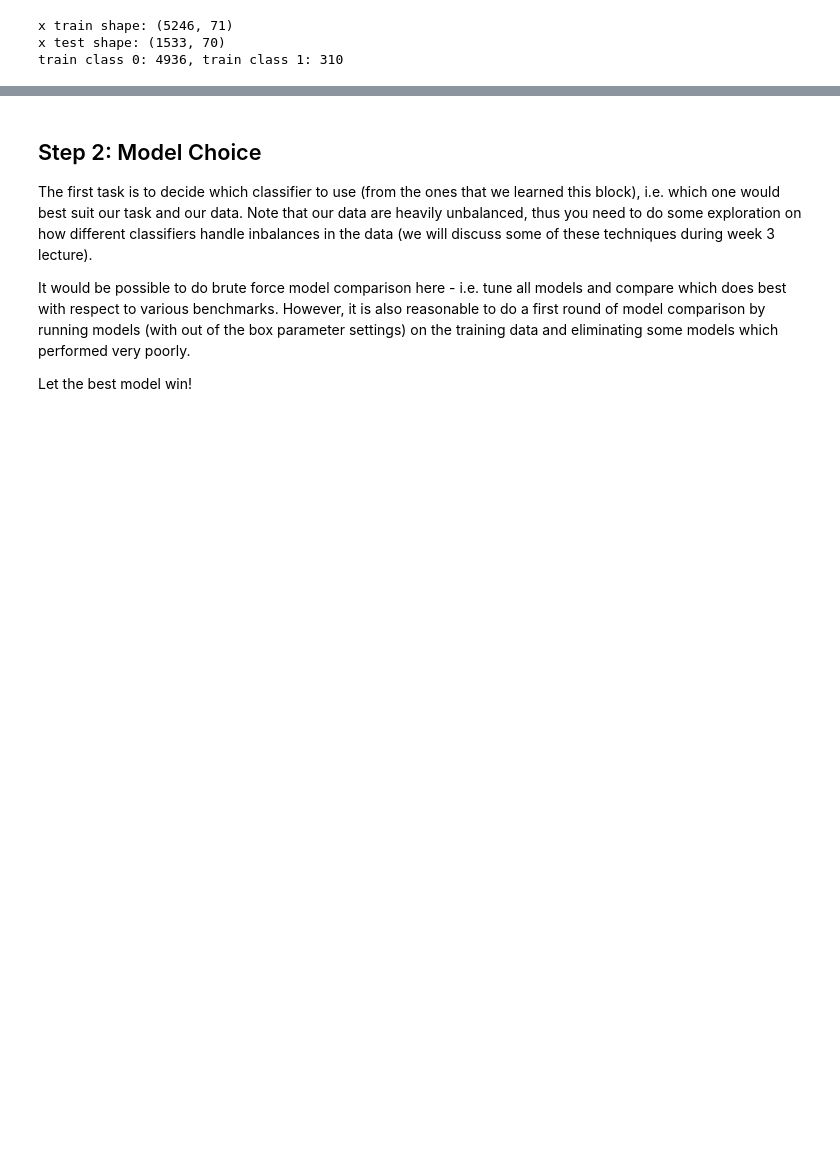
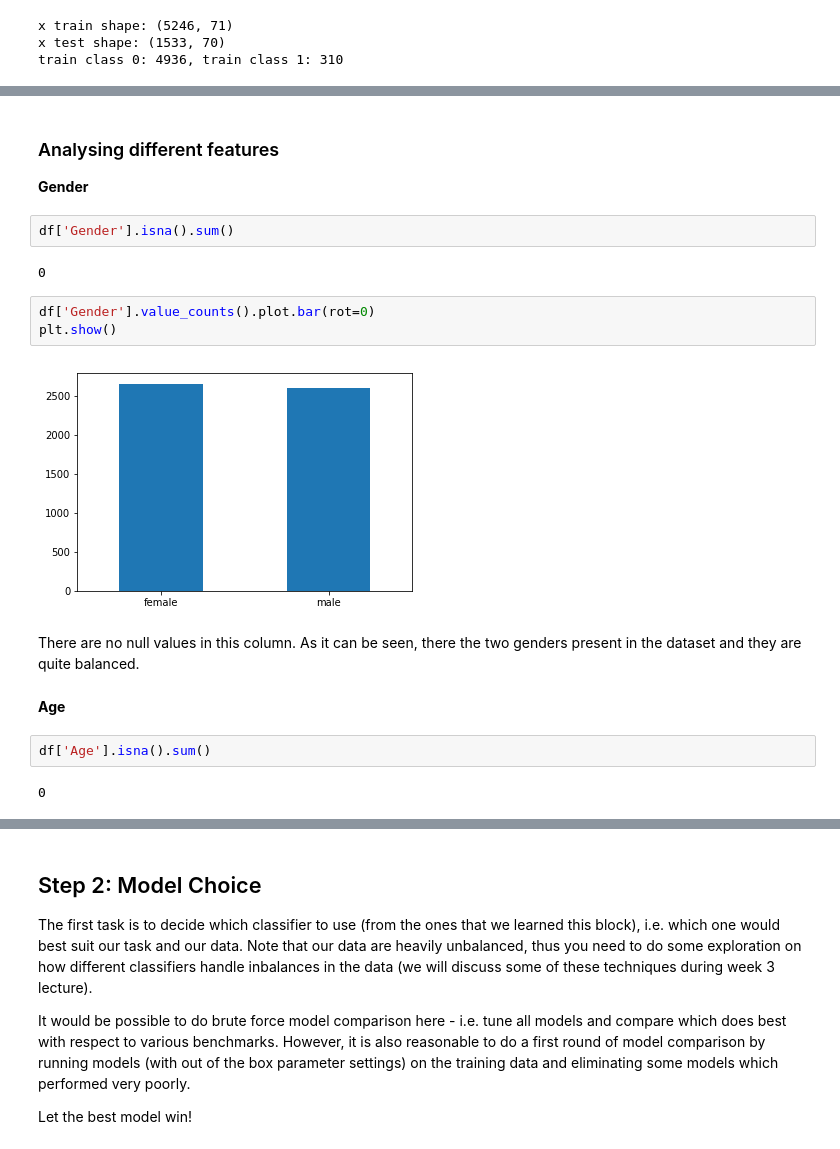
Before and after one commit to lucas-ubm/MaastrichtFlu, a Jupyter notebook: handin.ipynb, the cells around one changed output, grey strips where cells are left out. Saved outputs shown, nothing was run; the diff lists cells and outputs as text; blank space fills up the shorter version.

```diff
--- a/handin.ipynb
+++ b/handin.ipynb
@@ -105,0 +153,21 @@ train class 0: 4936, train class 1: 310
+# %% [markdown]
+### Analysing different features ###
+
+**Gender**
+# %%
+df['Gender'].isna().sum()
+# %% [output]
+0
+# %%
+df['Gender'].value_counts().plot.bar(rot=0)
+plt.show()
+# %% [output]
+[figure, added]
+# %% [markdown]
+There are no null values in this column. As it can be seen, there the two genders present in the dataset and they are quite balanced.
+# %% [markdown]
+**Age**
+# %%
+df['Age'].isna().sum()
+# %% [output]
+0
```
Also changed, not shown: parts of 332 cells of this notebook.
